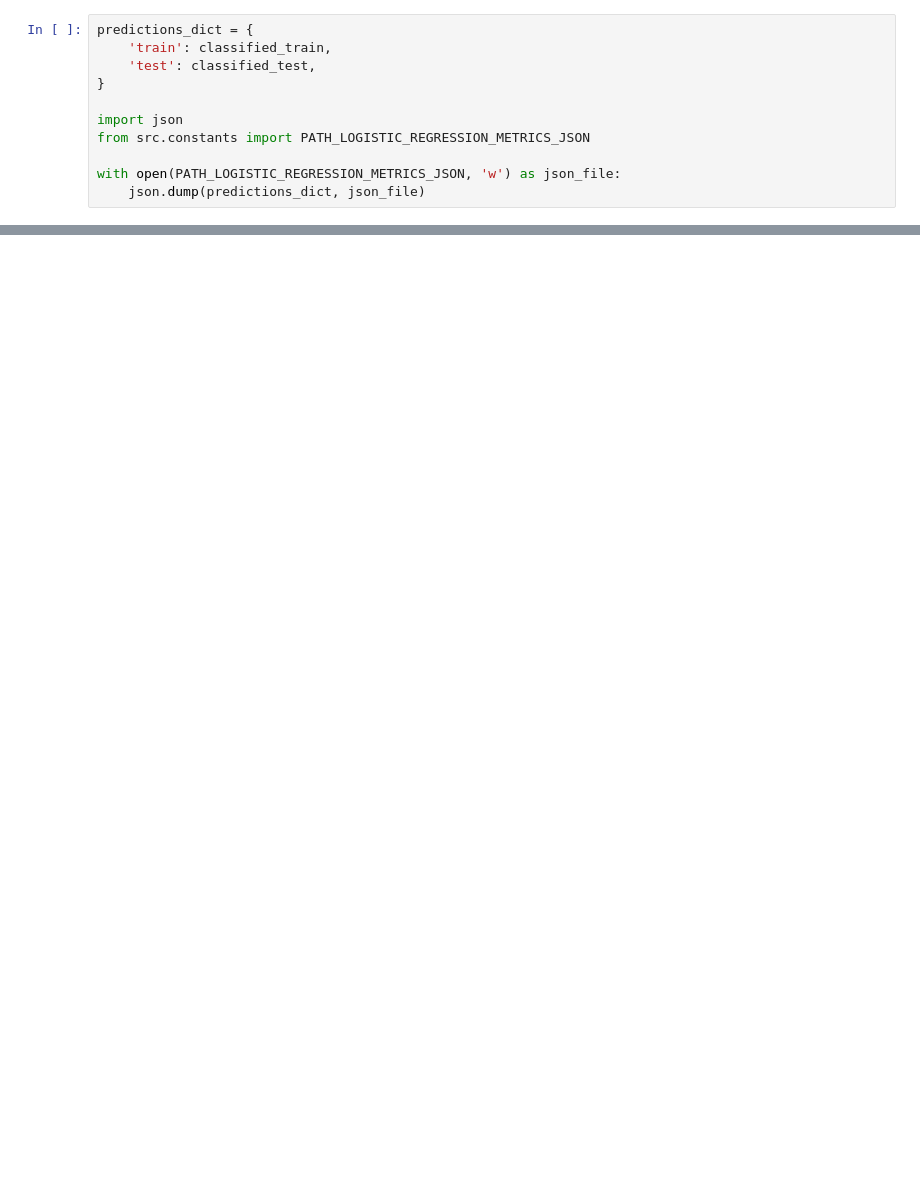
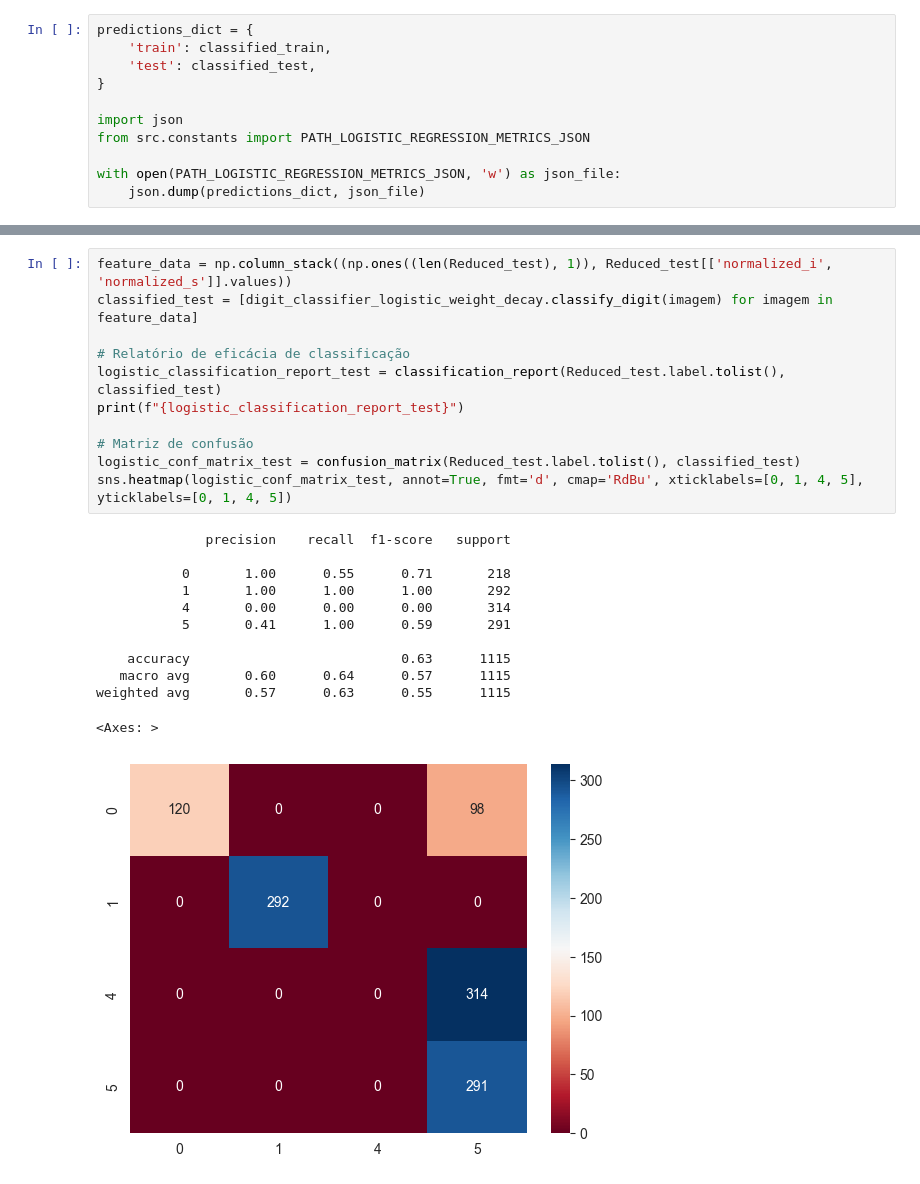
Before and after one commit to raninho/ml-digit-at-ufpb, a Jupyter notebook: notebooks/projeto.ipynb, the cells around one changed output, grey strips where cells are left out. Drawn from its saved outputs; the diff is of its cells as text; blank space fills up the shorter version.

```diff
--- a/notebooks/projeto.ipynb
+++ b/notebooks/projeto.ipynb
@@ -1369,0 +1517,24 @@ O classificador Perceptron obteve um erro de classificação de 0.0% para o conj
+# %%
+feature_data = np.column_stack((np.ones((len(Reduced_test), 1)), Reduced_test[['normalized_i', 'normalized_s']].values))
+classified_test = [digit_classifier_logistic_weight_decay.classify_digit(imagem) for imagem in feature_data]
+
+# Relatório de eficácia de classificação
+logistic_classification_report_test = classification_report(Reduced_test.label.tolist(), classified_test)
+print(f"{logistic_classification_report_test}")
+
+# Matriz de confusão
+logistic_conf_matrix_test = confusion_matrix(Reduced_test.label.tolist(), classified_test)
+sns.heatmap(logistic_conf_matrix_test, annot=True, fmt='d', cmap='RdBu', xticklabels=[0, 1, 4, 5], yticklabels=[0, 1, 4, 5])
+# %% [output]
+              precision    recall  f1-score   support
+
+           0       1.00      0.55      0.71       218
+           1       1.00      1.00      1.00       292
+           4       0.00      0.00      0.00       314
+           5       0.41      1.00      0.59       291
+
+    accuracy                           0.63      1115
+   macro avg       0.60      0.64      0.57      1115
+weighted avg       0.57      0.63      0.55      1115
+<Axes: >
+[figure, added]
```
Also changed, not shown: parts of 44 cells of this notebook, 4 other files.
